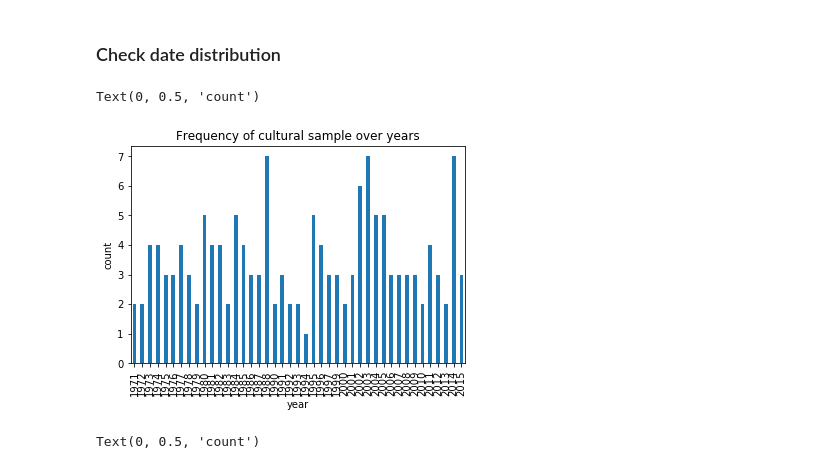
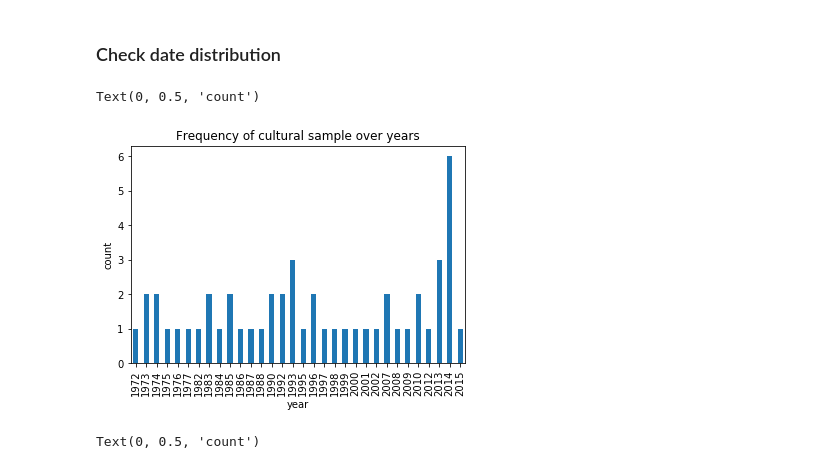
Before and after one commit to h2researchgroup/classification, a Jupyter notebook: modeling/sample_articles_with_models.ipynb, the cells around one changed output. Cells and saved outputs as stored; diff of their text form; code cells hidden in the pictures.

Commit message:
year correction using WOS API

```diff
--- a/modeling/sample_articles_with_models.ipynb
+++ b/modeling/sample_articles_with_models.ipynb
@@ -275,7 +432,7 @@ Get sample of 150 new articles (50 per perspective), composed of 90% minority cl
 To improve fidelity of model, make the tweets selected majority class fuzzy/unreliable, so model gets better at labeling these.<br>
 First, filter into new DFs, one for minority class and one for (fuzzy) majority class.
 # %%
-keepcols = ['article_name', 'abstract', 'jstor_url', 'year', 'journal_title', 'edited_filename',
+keepcols = ['article_name', 'abstract', 'jstor_url', 'year', 'journal_title', 'edited_filename', 'primary_subject',
             'prediction_cult', 'prediction_cult_prob_yes',  'prediction_cult_prob_no',
             'prediction_relt', 'prediction_relt_prob_yes', 'prediction_relt_prob_no',
             'prediction_demog', 'prediction_demog_prob_yes', 'prediction_demog_prob_no']
@@ -326,8 +554,8 @@ mgt_demog_yes.to_csv(path + '.csv', index=False)
 def check_pred_fuzzy(row,
                      pred_labels = ['yes', 'no'],
                      myth_labels = ['cult', 'relt', 'demog'],
-                     upper_threshold=0.1,
-                     lower_threshold=0.50):
+                     upper_threshold=0.5,
+                     lower_threshold=0.1):
 
     '''
     Checks whether prediction is fuzzy/unreliable. Use this to determine if a tweet is worth hand-coding.
@@ -398,6 +646,11 @@ def stratified_sample_df(df, col, n_samples):
 
     n = min(n_samples, df[col].value_counts().min()) # determine number of rows by lowest n per group in col
     df_sampled = df.groupby(col).apply(lambda x: x.sample(n)) # randomly sample n rows from each group
+
+    # Ensure we only get desired sample size
+    if len(df_sampled) > n_samples:
+        df_sampled = df_sampled.sample(n = n_samples)
+
     df_sampled.index = df_sampled.index.droplevel(0) # drop index
 
     return df_sampled
@@ -524,0 +751,32 @@ Number of cases selected from Soc. and top few cells for each myth:
+# %%
+print('Number of cases selected from Organizational Sociology:')
+
+cult_soc_sample = sample_rows_weighted(df_orgsoc,
+                                   df_cult_soc_minority,
+                                   df_cult_soc_majority,
+                                   df_cult_soc_fuzzy,
+                                   sample_size = n_sample,
+                                   prop_min = 0.4,
+                                   prop_maj = 0.4,
+                                   prop_fuzzy = 0.2,
+                                   stratify_cols = ['journal_title', 'year'])[keepcols]
+
+relt_soc_sample = sample_rows_weighted(df_orgsoc,
+                                   df_relt_soc_minority,
+                                   df_relt_soc_majority,
+                                   df_relt_soc_fuzzy,
+                                   sample_size = n_sample,
+                                   prop_min = 0.4,
+                                   prop_maj = 0.4,
+                                   prop_fuzzy = 0.2,
+                                   stratify_cols = ['journal_title', 'year'])[keepcols]
+
+demog_soc_sample = sample_rows_weighted(df_orgsoc,
+                                    df_demog_soc_minority,
+                                    df_demog_soc_majority,
+                                    df_demog_soc_fuzzy,
+                                    sample_size = n_sample,
+                                    prop_min = 0.4,
+                                    prop_maj = 0.4,
+                                    prop_fuzzy = 0.2,
+                                    stratify_cols = ['journal_title', 'year'])[keepcols]
@@ -558,12 +827,12 @@ Number of cases selected from Mgt./OB and top few cells for each myth:
 # %% [markdown]
 ### Check date distribution
 # %%
-cult_plot = cult_sample.groupby('year').size()\
+cult_plot = cult_soc_sample.groupby('year').size()\
         .plot(kind='bar',title='Frequency of cultural sample over years')
 cult_plot.set_ylabel('count')
 # %% [output]
 Text(0, 0.5, 'count')
-[figure, old version]
+[figure, new version]
 # %%
 relt_plot = relt_sample.groupby('year').size()\
         .plot(kind='bar',title='Frequency of relational sample over years')
```
Also changed, not shown: parts of 42 cells of this notebook.
